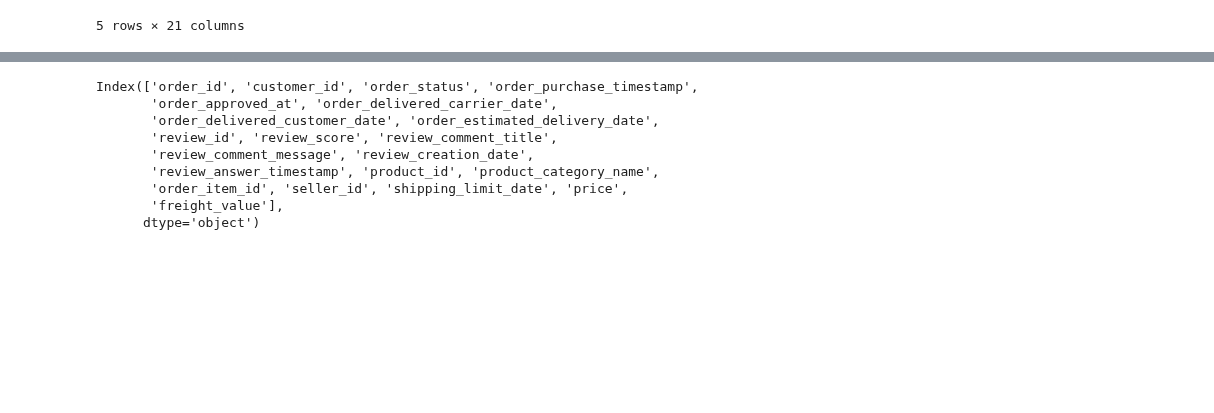
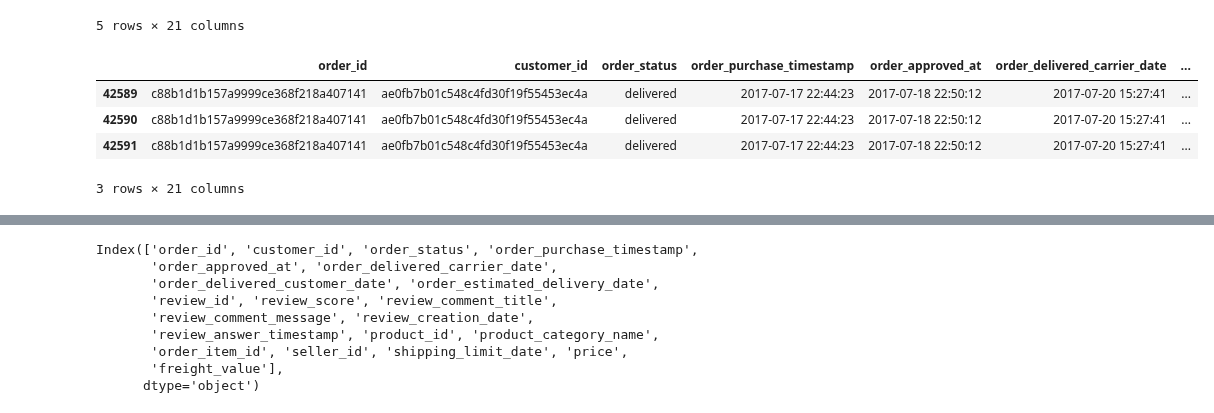
Before and after one commit to MotzWanted/Business_Analytics_Olist, a Jupyter notebook: phase2/Pahse2_recommender_systems.ipynb, the cells around one changed output, grey strips where cells are left out. Saved outputs shown, nothing was run; the diff lists cells and outputs as text; code cells hidden in the pictures; blank space fills up the shorter version.

```diff
--- a/phase2/Pahse2_recommender_systems.ipynb
+++ b/phase2/Pahse2_recommender_systems.ipynb
@@ -206,3 +204,11 @@ df.head()
 | 3 | 949d5b44dbf5de918fe9c16f97b45f8a | f88197465ea7920adcdbec7375364d82 | delivered | 2017-11-18 19:28:06 | 2017-11-18 19:45:59 | 2017-11-22 13:39:59 | ... |
 | 4 | ad21c59c0840e6cb83a9ceb5573f8159 | 8ab97904e6daea8866dbdbc4fb7aad2c | delivered | 2018-02-13 21:18:39 | 2018-02-13 22:20:29 | 2018-02-14 19:46:34 | ... |
 5 rows × 21 columns
+# %%
+df[df.order_id=="c88b1d1b157a9999ce368f218a407141"]
+# %% [output]
+|  | order_id | customer_id | order_status | order_purchase_timestamp | order_approved_at | order_delivered_carrier_date | ... |
+| 42589 | c88b1d1b157a9999ce368f218a407141 | ae0fb7b01c548c4fd30f19f55453ec4a | delivered | 2017-07-17 22:44:23 | 2017-07-18 22:50:12 | 2017-07-20 15:27:41 | ... |
+| 42590 | c88b1d1b157a9999ce368f218a407141 | ae0fb7b01c548c4fd30f19f55453ec4a | delivered | 2017-07-17 22:44:23 | 2017-07-18 22:50:12 | 2017-07-20 15:27:41 | ... |
+| 42591 | c88b1d1b157a9999ce368f218a407141 | ae0fb7b01c548c4fd30f19f55453ec4a | delivered | 2017-07-17 22:44:23 | 2017-07-18 22:50:12 | 2017-07-20 15:27:41 | ... |
+3 rows × 21 columns
```
Also changed, not shown: parts of 17 cells of this notebook.
